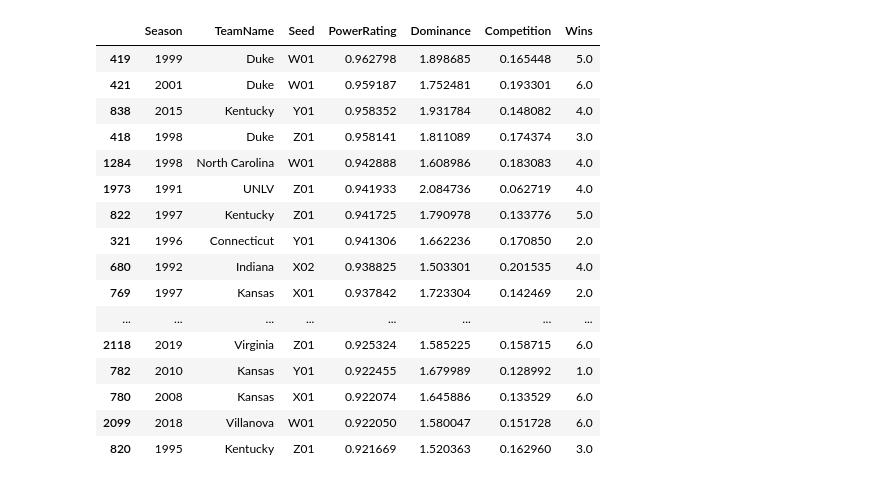
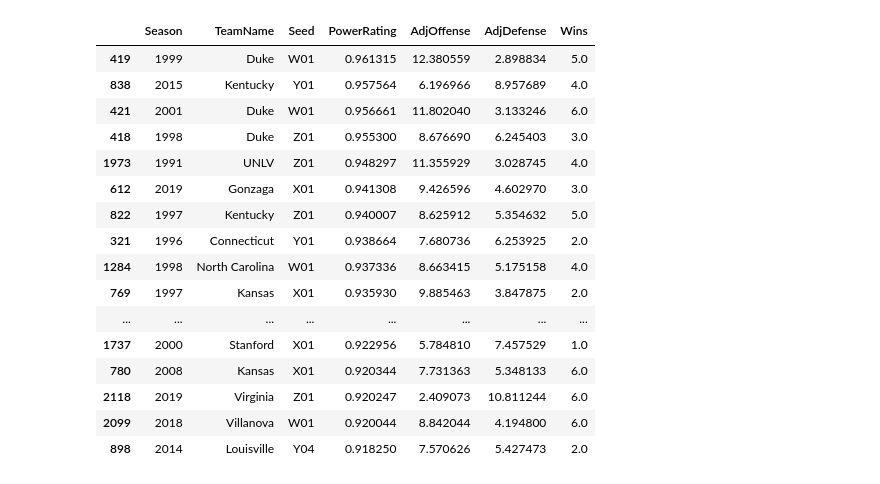
Before and after one commit to jamestwhedbee/jupyter_notebooks, a Jupyter notebook: MarchMadness/PredictMarchMadness.ipynb, the cells around one changed output. Saved outputs shown, nothing was run; the diff lists cells and outputs as text; code cells hidden in the pictures.

```diff
--- a/MarchMadness/PredictMarchMadness.ipynb
+++ b/MarchMadness/PredictMarchMadness.ipynb
@@ -77,10 +77,8 @@ games_df
 # %%
-# Train predictor based on derived offense and quality metrics
+# Train predictor based on derived quality metrics
 predict_df = games_df[[
-    "OwnScore_Zscore_A", "OwnScore_Zscore_B",
-    "OppScore_Zscore_A", "OppScore_Zscore_B",
-    "OffCompetition_A", "OffCompetition_B",
-    "DefCompetition_A", "DefCompetition_B",
+    "AdjOffense_A", "AdjOffense_B",
+    "AdjDefense_A", "AdjDefense_B",
 ]]
 
 scaler = StandardScaler()
@@ -161,10 +162,8 @@ def calc_prob(predict_data):
 
 def get_power_rating(team):
     return calc_prob((
-            team["OwnScore_Zscore"], average_team["OwnScore_Zscore"],
-            team["OppScore_Zscore"], average_team["OppScore_Zscore"],
-            team["OffCompetition"], average_team["OffCompetition"],
-            team["DefCompetition"], average_team["DefCompetition"],
+            team["AdjOffense"], average_team["AdjOffense"],
+            team["AdjDefense"], average_team["AdjDefense"],
         ))
 # %%
 def scatter_text(x, y, labelseries, labelsize='large', labelcolor='black', **kwargs):
@@ -183,27 +182,27 @@ def scatter_text(x, y, labelseries, labelsize='large', labelcolor='black', **kwa
 # %%
 # Best teams of all time
 raw_tournament_df["PowerRating"] = raw_tournament_df.apply(get_power_rating, axis=1)
 raw_tournament_df["PowerOdds"] = raw_tournament_df["PowerRating"] / (1-raw_tournament_df["PowerRating"])
 raw_tournament_df["PowerLogOdds"] = np.log(raw_tournament_df["PowerOdds"])
 
 raw_tournament_df.sort_values(by="PowerRating", ascending=False)[[
-    "Season", "TeamName", "Seed", "PowerRating", "Dominance", "Competition", "Wins"
+    "Season", "TeamName", "Seed", "PowerRating", "AdjOffense", "AdjDefense", "Wins"
 ]][:25]
 # %% [output]
-|  | Season | TeamName | Seed | PowerRating | Dominance | Competition | Wins |
-| 419 | 1999 | Duke | W01 | 0.962798 | 1.898685 | 0.165448 | 5.0 |
-| 421 | 2001 | Duke | W01 | 0.959187 | 1.752481 | 0.193301 | 6.0 |
-| 838 | 2015 | Kentucky | Y01 | 0.958352 | 1.931784 | 0.148082 | 4.0 |
-| 418 | 1998 | Duke | Z01 | 0.958141 | 1.811089 | 0.174374 | 3.0 |
-| 1284 | 1998 | North Carolina | W01 | 0.942888 | 1.608986 | 0.183083 | 4.0 |
-| 1973 | 1991 | UNLV | Z01 | 0.941933 | 2.084736 | 0.062719 | 4.0 |
-| 822 | 1997 | Kentucky | Z01 | 0.941725 | 1.790978 | 0.133776 | 5.0 |
-| 321 | 1996 | Connecticut | Y01 | 0.941306 | 1.662236 | 0.170850 | 2.0 |
-| 680 | 1992 | Indiana | X02 | 0.938825 | 1.503301 | 0.201535 | 4.0 |
-| 769 | 1997 | Kansas | X01 | 0.937842 | 1.723304 | 0.142469 | 2.0 |
+|  | Season | TeamName | Seed | PowerRating | AdjOffense | AdjDefense | Wins |
+| 419 | 1999 | Duke | W01 | 0.961315 | 12.380559 | 2.898834 | 5.0 |
+| 838 | 2015 | Kentucky | Y01 | 0.957564 | 6.196966 | 8.957689 | 4.0 |
+| 421 | 2001 | Duke | W01 | 0.956661 | 11.802040 | 3.133246 | 6.0 |
+| 418 | 1998 | Duke | Z01 | 0.955300 | 8.676690 | 6.245403 | 3.0 |
+| 1973 | 1991 | UNLV | Z01 | 0.948297 | 11.355929 | 3.028745 | 4.0 |
+| 612 | 2019 | Gonzaga | X01 | 0.941308 | 9.426596 | 4.602970 | 3.0 |
+| 822 | 1997 | Kentucky | Z01 | 0.940007 | 8.625912 | 5.354632 | 5.0 |
+| 321 | 1996 | Connecticut | Y01 | 0.938664 | 7.680736 | 6.253925 | 2.0 |
+| 1284 | 1998 | North Carolina | W01 | 0.937336 | 8.663415 | 5.175158 | 4.0 |
+| 769 | 1997 | Kansas | X01 | 0.935930 | 9.885463 | 3.847875 | 2.0 |
 | ... | ... | ... | ... | ... | ... | ... | ... |
-| 2118 | 2019 | Virginia | Z01 | 0.925324 | 1.585225 | 0.158715 | 6.0 |
-| 782 | 2010 | Kansas | Y01 | 0.922455 | 1.679989 | 0.128992 | 1.0 |
-| 780 | 2008 | Kansas | X01 | 0.922074 | 1.645886 | 0.133529 | 6.0 |
-| 2099 | 2018 | Villanova | W01 | 0.922050 | 1.580047 | 0.151728 | 6.0 |
-| 820 | 1995 | Kentucky | Z01 | 0.921669 | 1.520363 | 0.162960 | 3.0 |
+| 1737 | 2000 | Stanford | X01 | 0.922956 | 5.784810 | 7.457529 | 1.0 |
+| 780 | 2008 | Kansas | X01 | 0.920344 | 7.731363 | 5.348133 | 6.0 |
+| 2118 | 2019 | Virginia | Z01 | 0.920247 | 2.409073 | 10.811244 | 6.0 |
+| 2099 | 2018 | Villanova | W01 | 0.920044 | 8.842044 | 4.194800 | 6.0 |
+| 898 | 2014 | Louisville | Y04 | 0.918250 | 7.570626 | 5.427473 | 2.0 |
```
Also changed, not shown: parts of 31 cells of this notebook, 1 other file.
